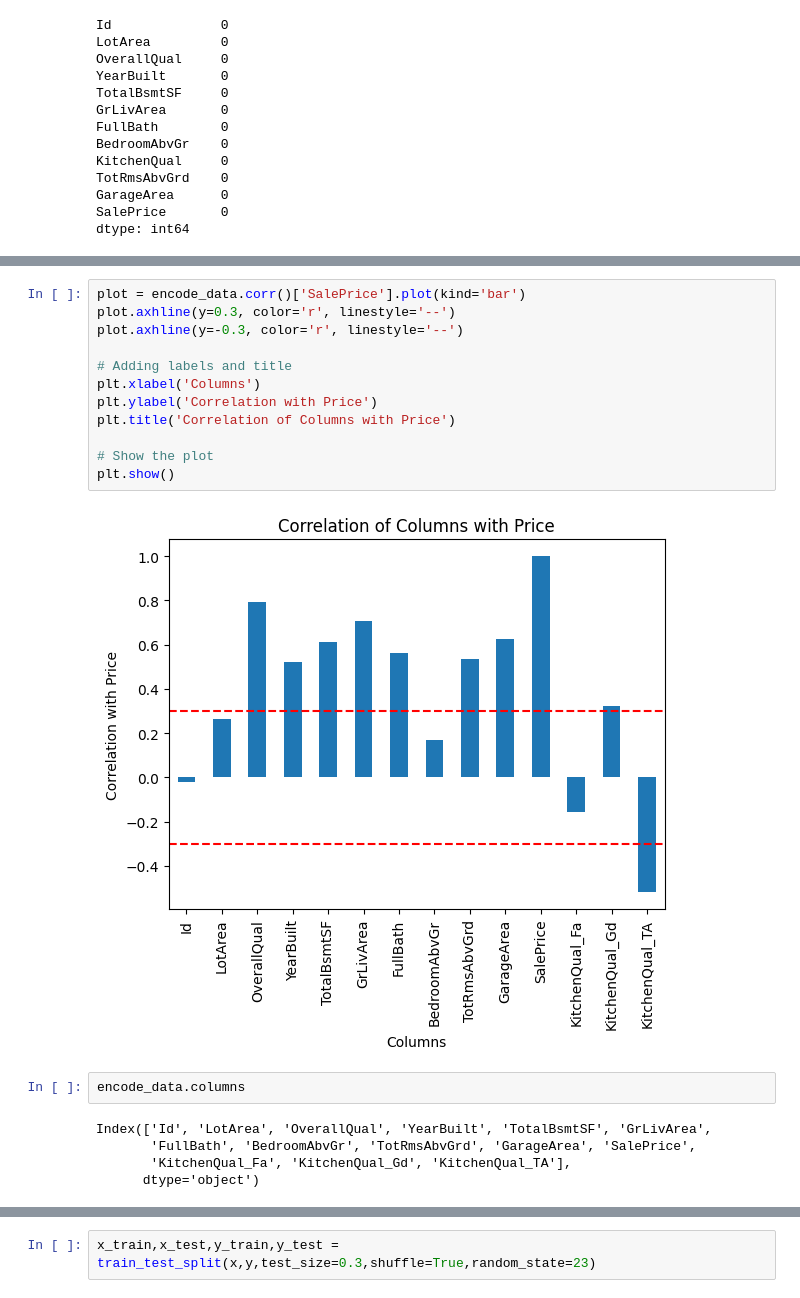
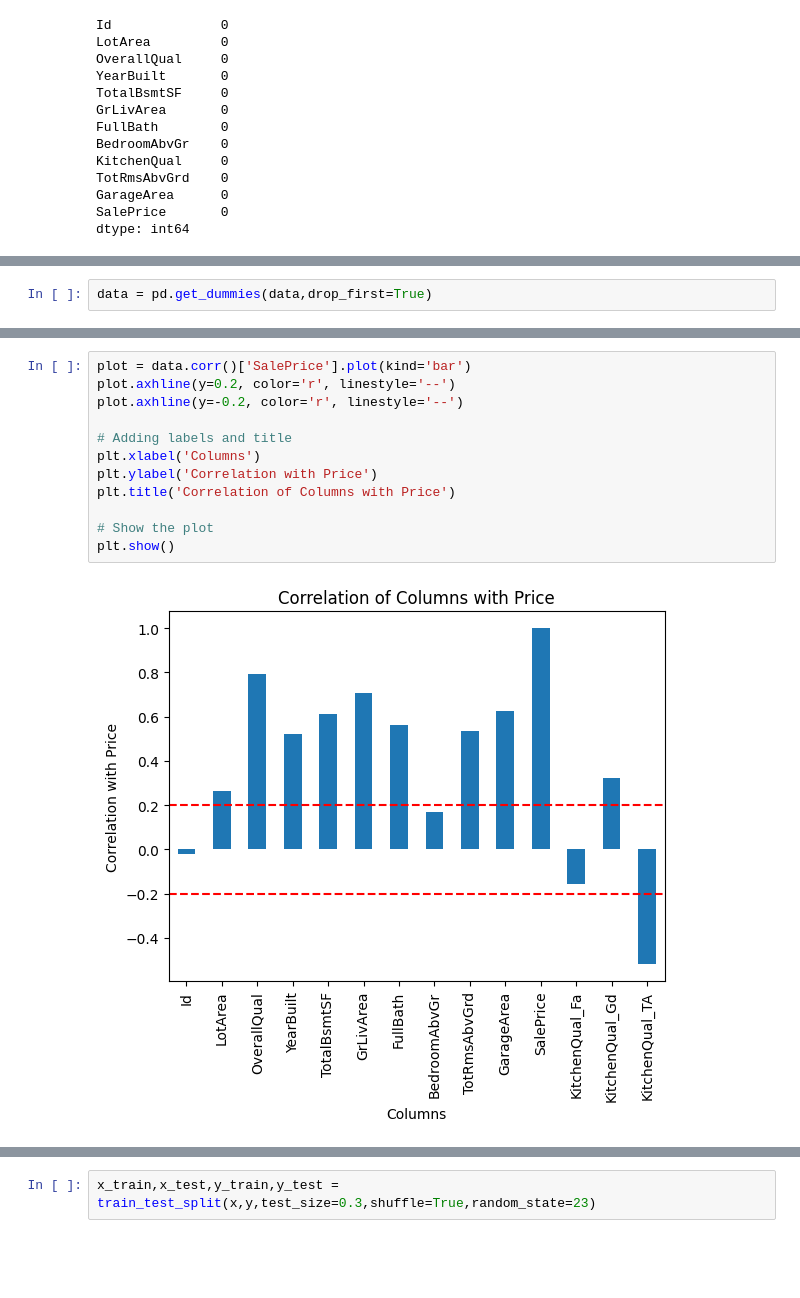
Before and after one commit to Ankush610/DataScience, a Jupyter notebook: notebooks/4_Machine_Learning_Algorithms_and_Testing/1_supervised/1_Linear_Regression_Models.ipynb, the cells around one changed output, grey strips where cells are left out. Saved outputs shown, nothing was run; the diff lists cells and outputs as text; blank space fills up the shorter version.

```diff
--- a/notebooks/4_Machine_Learning_Algorithms_and_Testing/1_supervised/1_Linear_Regression_Models.ipynb
+++ b/notebooks/4_Machine_Learning_Algorithms_and_Testing/1_supervised/1_Linear_Regression_Models.ipynb
@@ -91,2 +75,4 @@ encode_data
+# %%
+data = pd.get_dummies(data,drop_first=True)
 # %%
 plt.figure(figsize=(12,12))
@@ -95,23 +81,16 @@ sns.heatmap(encode_data.corr(),annot=True)
 <Axes: >
 [figure]
 # %%
-plot = encode_data.corr()['SalePrice'].plot(kind='bar')
-plot.axhline(y=0.3, color='r', linestyle='--')
-plot.axhline(y=-0.3, color='r', linestyle='--')
+plot = data.corr()['SalePrice'].plot(kind='bar')
+plot.axhline(y=0.2, color='r', linestyle='--')
+plot.axhline(y=-0.2, color='r', linestyle='--')
 
 # Adding labels and title
 plt.xlabel('Columns')
 plt.ylabel('Correlation with Price')
 plt.title('Correlation of Columns with Price')
 
 # Show the plot
 plt.show()
 # %% [output]
-[figure, old version]
+[figure, new version]
-# %%
-encode_data.columns
-# %% [output]
-Index(['Id', 'LotArea', 'OverallQual', 'YearBuilt', 'TotalBsmtSF', 'GrLivArea',
-       'FullBath', 'BedroomAbvGr', 'TotRmsAbvGrd', 'GarageArea', 'SalePrice',
-       'KitchenQual_Fa', 'KitchenQual_Gd', 'KitchenQual_TA'],
-      dtype='object')
```
Also changed, not shown: parts of 27 cells of this notebook.
